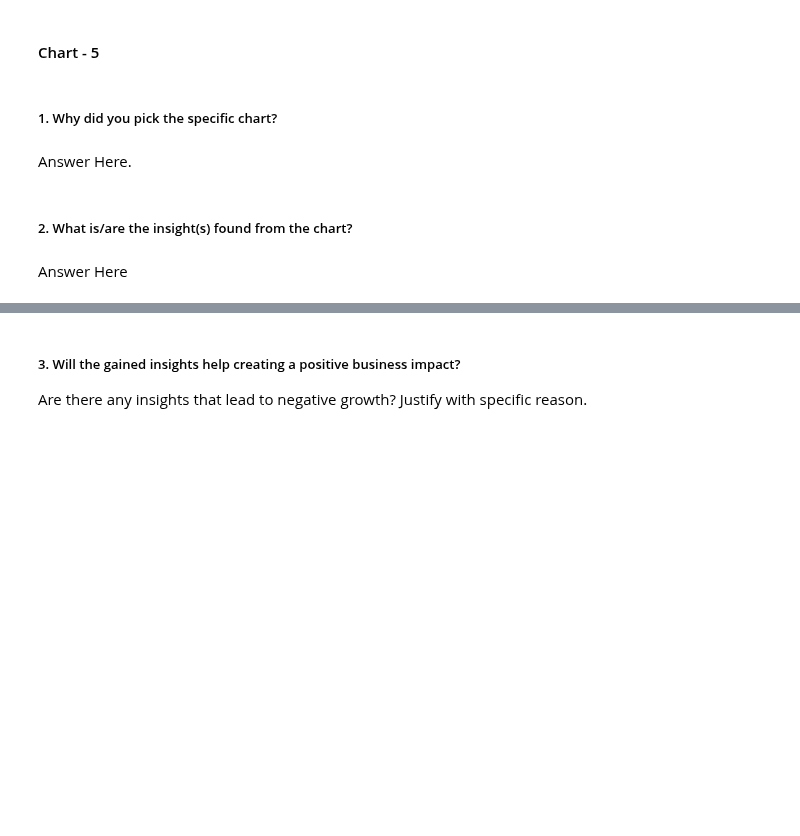
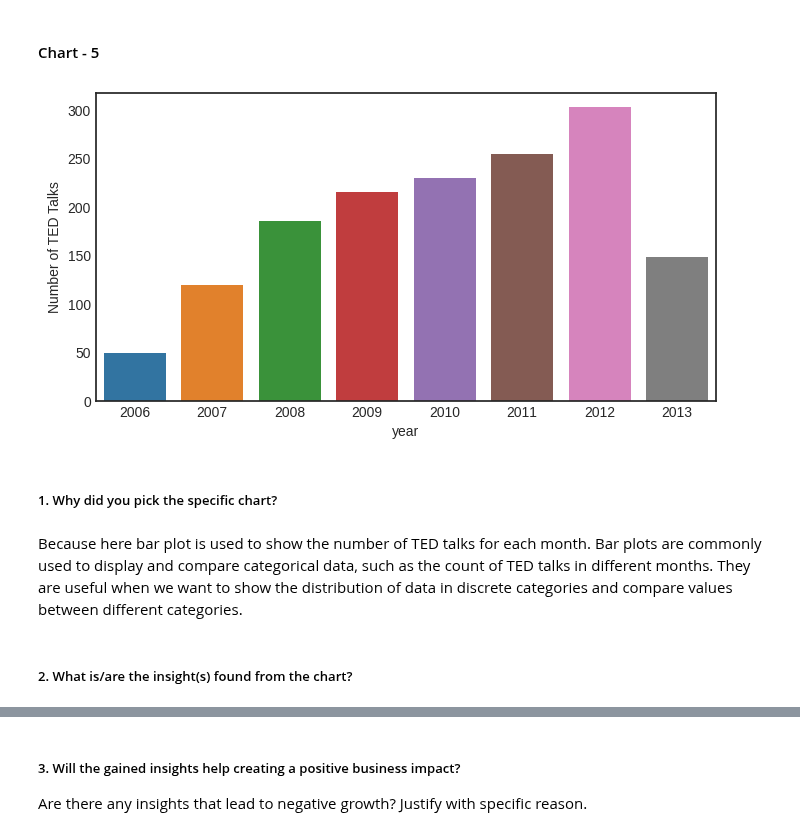
Before and after one commit to shubhamrai1318/TED_Talk_Views_Prediction, a Jupyter notebook: TED_Talk_Views_Prediction.ipynb, the cells around one changed output, grey strips where cells are left out. Saved outputs shown, nothing was run; the diff lists cells and outputs as text; code cells hidden in the pictures; blank space fills up the shorter version.

```diff
--- a/TED_Talk_Views_Prediction.ipynb
+++ b/TED_Talk_Views_Prediction.ipynb
@@ -753,8 +761,25 @@ The specific charts used in the provided code are:
+# %%
+# Chart - 5 visualization code
+
+# Convert the 'year' column to datetime if it is in a string format (e.g., "2021")
+df['year'] = pd.to_datetime(df['year'], format='%Y')
+
+# Grouping the data by year and counting the number of daily_views for each year
+df1 = df.groupby(df['year'].dt.year)['daily_views'].count().reset_index()
+
+# Creating a bar plot with 'year' on the x-axis and 'daily_views' (number of TED talks) on the y-axis
+sns.barplot(x='year', y='daily_views', data=df1)
+
+# Adding a label for the y-axis
+plt.ylabel('Number of TED Talks')
+
+# Display the plot
+plt.show()
+# %% [output]
+[figure, added]
 # %% [markdown]
 ##### 1. Why did you pick the specific chart?
-# %% [markdown]
-Answer Here.
+# %% [markdown]
+Because here bar plot is used to show the number of TED talks for each month. Bar plots are commonly used to display and compare categorical data, such as the count of TED talks in different months. They are useful when we want to show the distribution of data in discrete categories and compare values between different categories.
 # %% [markdown]
 ##### 2. What is/are the insight(s) found from the chart?
-# %% [markdown]
-Answer Here
```
Also changed, not shown: parts of 10 cells of this notebook.
